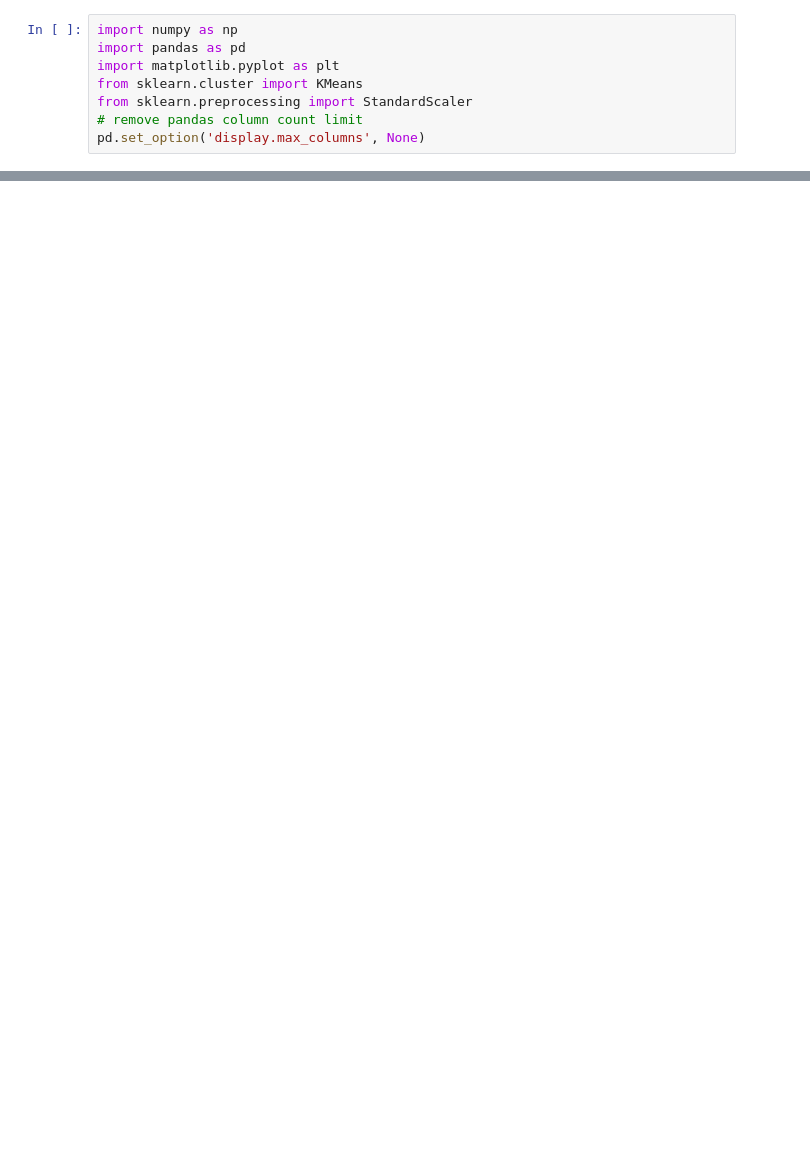
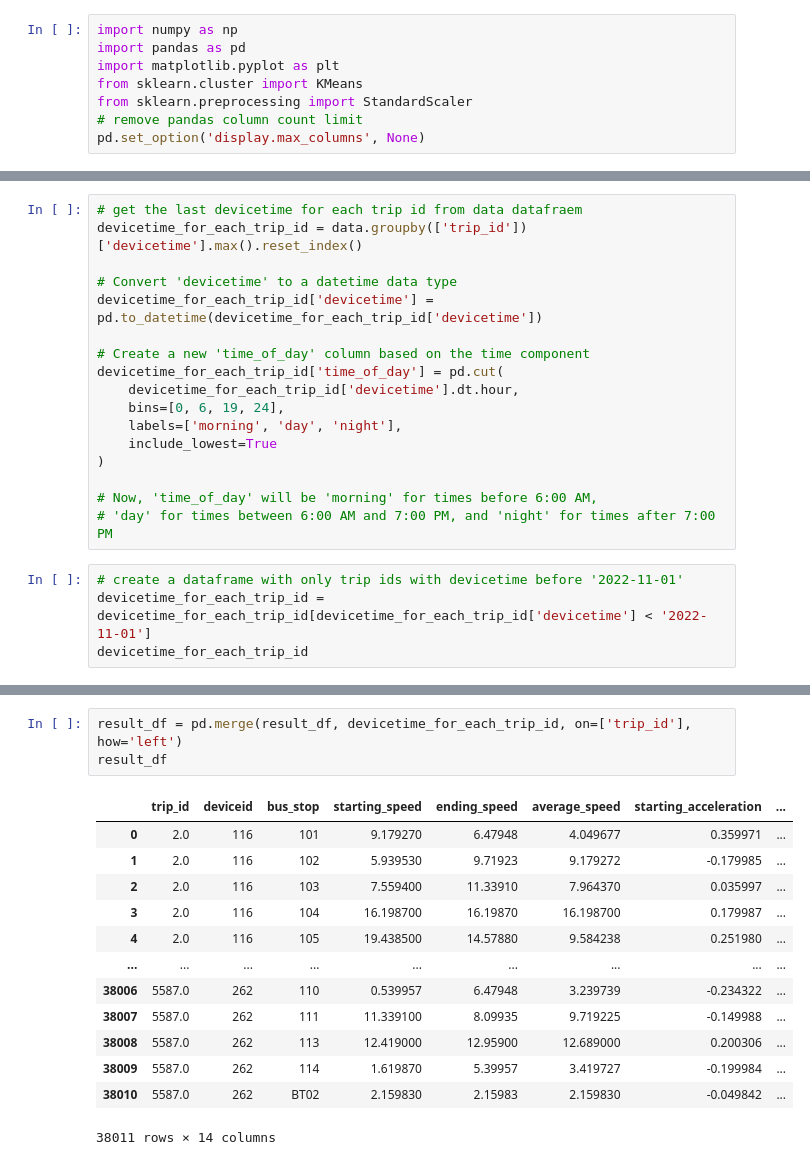
Before and after one commit to Ginushmal/DSE-Project-Bus-Arrival-time-Prediction-GRP29, a Jupyter notebook: Ginushmal/06.2. avg_for_bustops.ipynb, the cells around one changed output, grey strips where cells are left out. Cells and saved outputs as stored; diff of their text form; blank space fills up the shorter version.

```diff
--- a/Ginushmal/06.2. avg_for_bustops.ipynb
+++ b/Ginushmal/06.2. avg_for_bustops.ipynb
@@ -83,0 +205,21 @@ plt.show()
+# %%
+# get the last devicetime for each trip id from data datafraem
+devicetime_for_each_trip_id = data.groupby(['trip_id'])['devicetime'].max().reset_index()
+
+# Convert 'devicetime' to a datetime data type
+devicetime_for_each_trip_id['devicetime'] = pd.to_datetime(devicetime_for_each_trip_id['devicetime'])
+
+# Create a new 'time_of_day' column based on the time component
+devicetime_for_each_trip_id['time_of_day'] = pd.cut(
+    devicetime_for_each_trip_id['devicetime'].dt.hour,
+    bins=[0, 6, 19, 24],
+    labels=['morning', 'day', 'night'],
+    include_lowest=True
+)
+
+# Now, 'time_of_day' will be 'morning' for times before 6:00 AM,
+# 'day' for times between 6:00 AM and 7:00 PM, and 'night' for times after 7:00 PM
+# %%
+# create a dataframe with only trip ids with devicetime before '2022-11-01'
+devicetime_for_each_trip_id = devicetime_for_each_trip_id[devicetime_for_each_trip_id['devicetime'] < '2022-11-01']
+devicetime_for_each_trip_id
@@ -83,0 +240,17 @@ plt.show()
+# %%
+result_df = pd.merge(result_df, devicetime_for_each_trip_id, on=['trip_id'], how='left')
+result_df
+# %% [output]
+|  | trip_id | deviceid | bus_stop | starting_speed | ending_speed | average_speed | starting_acceleration | ... |
+| 0 | 2.0 | 116 | 101 | 9.179270 | 6.47948 | 4.049677 | 0.359971 | ... |
+| 1 | 2.0 | 116 | 102 | 5.939530 | 9.71923 | 9.179272 | -0.179985 | ... |
+| 2 | 2.0 | 116 | 103 | 7.559400 | 11.33910 | 7.964370 | 0.035997 | ... |
+| 3 | 2.0 | 116 | 104 | 16.198700 | 16.19870 | 16.198700 | 0.179987 | ... |
+| 4 | 2.0 | 116 | 105 | 19.438500 | 14.57880 | 9.584238 | 0.251980 | ... |
+| ... | ... | ... | ... | ... | ... | ... | ... | ... |
+| 38006 | 5587.0 | 262 | 110 | 0.539957 | 6.47948 | 3.239739 | -0.234322 | ... |
+| 38007 | 5587.0 | 262 | 111 | 11.339100 | 8.09935 | 9.719225 | -0.149988 | ... |
+| 38008 | 5587.0 | 262 | 113 | 12.419000 | 12.95900 | 12.689000 | 0.200306 | ... |
+| 38009 | 5587.0 | 262 | 114 | 1.619870 | 5.39957 | 3.419727 | -0.199984 | ... |
+| 38010 | 5587.0 | 262 | BT02 | 2.159830 | 2.15983 | 2.159830 | -0.049842 | ... |
+38011 rows × 14 columns
```
Also changed, not shown: parts of 14 cells of this notebook, 1 other file.
